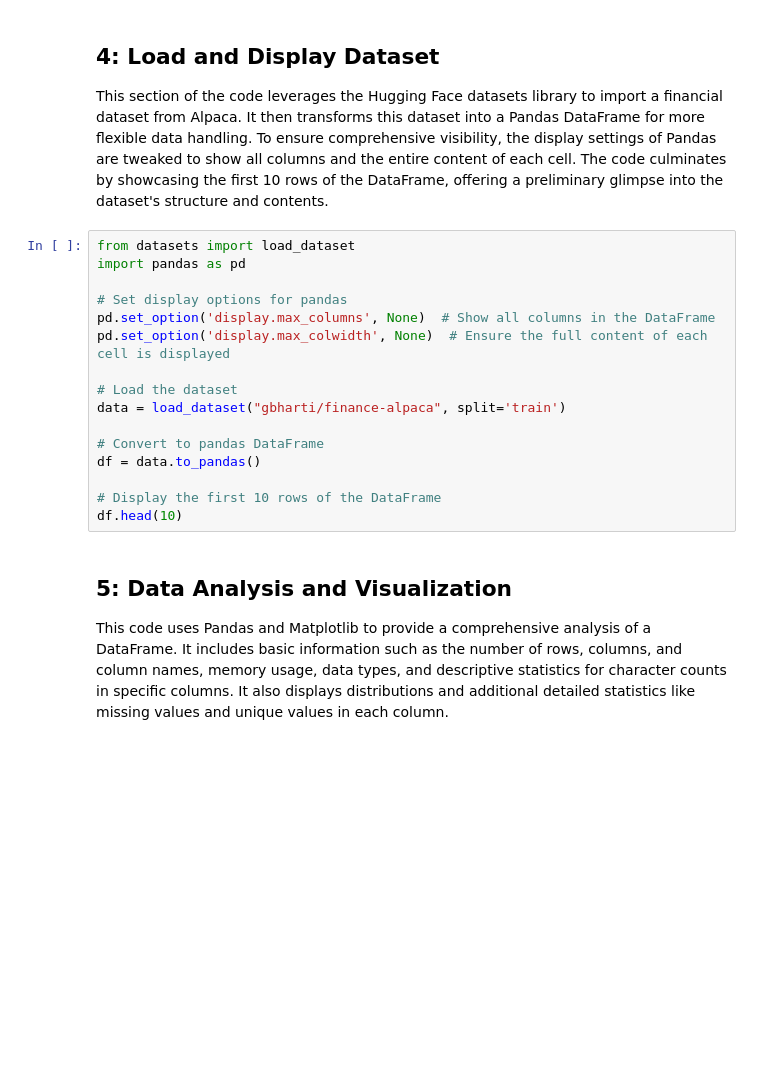
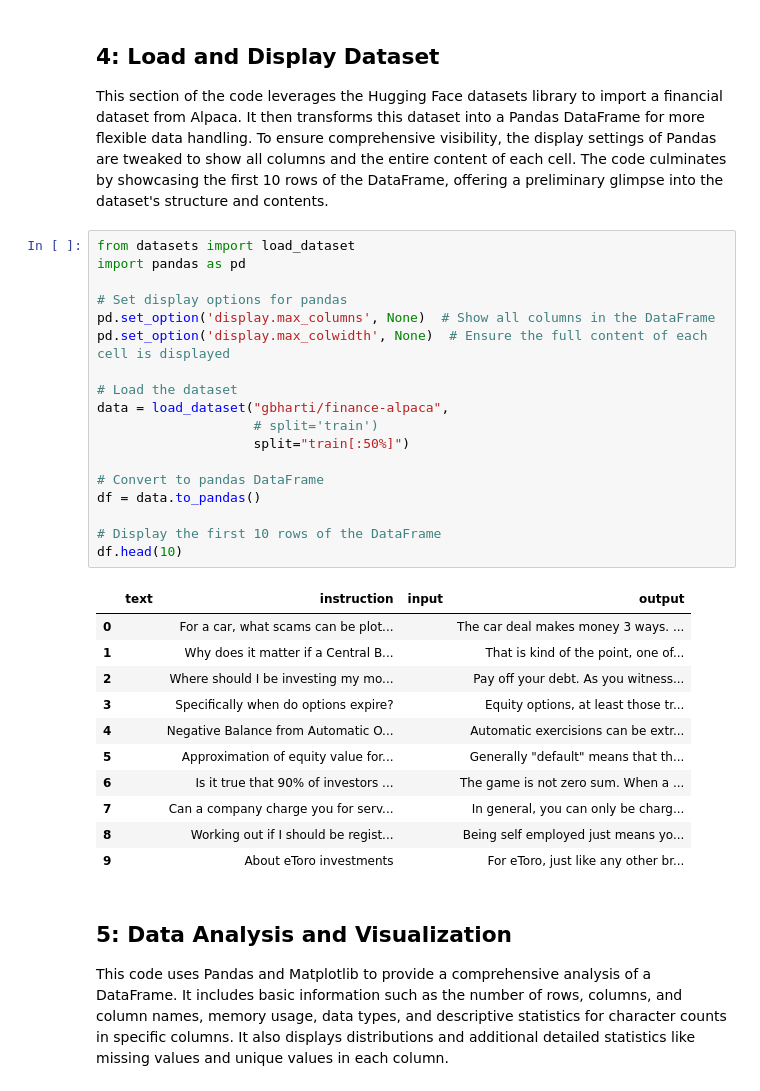
Before and after one commit to liuxiangwin/Finetune-LLaMA2-On-RHODS, a Jupyter notebook: llama-2-finance.ipynb, the cells around one changed output. Cells and saved outputs as stored; diff of their text form; blank space fills up the shorter version.

Commit message:
Update a latest version for llama-2-finance.ipynb fine tuning

```diff
--- a/llama-2-finance.ipynb
+++ b/llama-2-finance.ipynb
@@ -107,19 +161,33 @@ This section of the code leverages the Hugging Face datasets library to import a
 # %%
 from datasets import load_dataset
 import pandas as pd
 
 # Set display options for pandas
 pd.set_option('display.max_columns', None)  # Show all columns in the DataFrame
 pd.set_option('display.max_colwidth', None)  # Ensure the full content of each cell is displayed
 
 # Load the dataset
-data = load_dataset("gbharti/finance-alpaca", split='train')
+data = load_dataset("gbharti/finance-alpaca",
+                    # split='train')
+                    split="train[:50%]")
 
 # Convert to pandas DataFrame
 df = data.to_pandas()
 
 # Display the first 10 rows of the DataFrame
 df.head(10)
+# %% [output]
+|  | text | instruction | input | output |
+| 0 |  | For a car, what scams can be plot... |  | The car deal makes money 3 ways. ... |
+| 1 |  | Why does it matter if a Central B... |  | That is kind of the point, one of... |
+| 2 |  | Where should I be investing my mo... |  | Pay off your debt. As you witness... |
+| 3 |  | Specifically when do options expire? |  | Equity options, at least those tr... |
+| 4 |  | Negative Balance from Automatic O... |  | Automatic exercisions can be extr... |
+| 5 |  | Approximation of equity value for... |  | Generally "default" means that th... |
+| 6 |  | Is it true that 90% of investors ... |  | The game is not zero sum. When a ... |
+| 7 |  | Can a company charge you for serv... |  | In general, you can only be charg... |
+| 8 |  | Working out if I should be regist... |  | Being self employed just means yo... |
+| 9 |  | About eToro investments |  | For eToro, just like any other br... |
 # %% [markdown]
 ## 5: Data Analysis and Visualization
 This code uses Pandas and Matplotlib to provide a comprehensive analysis of a DataFrame. It includes basic information such as the number of rows, columns, and column names, memory usage, data types, and descriptive statistics for character counts in specific columns. It also displays distributions and additional detailed statistics like missing values and unique values in each column.
```
Also changed, not shown: parts of 14 cells of this notebook.
